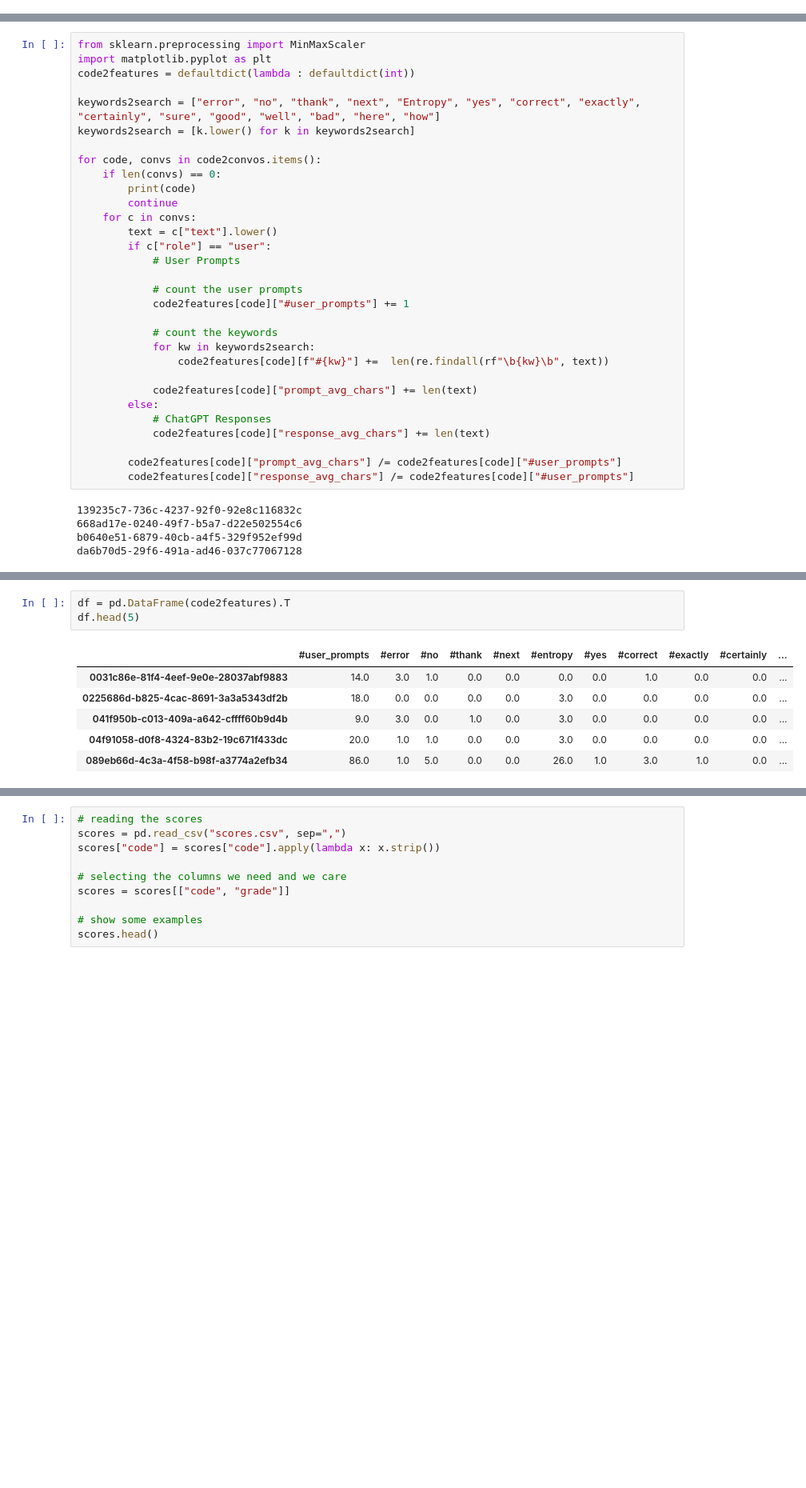
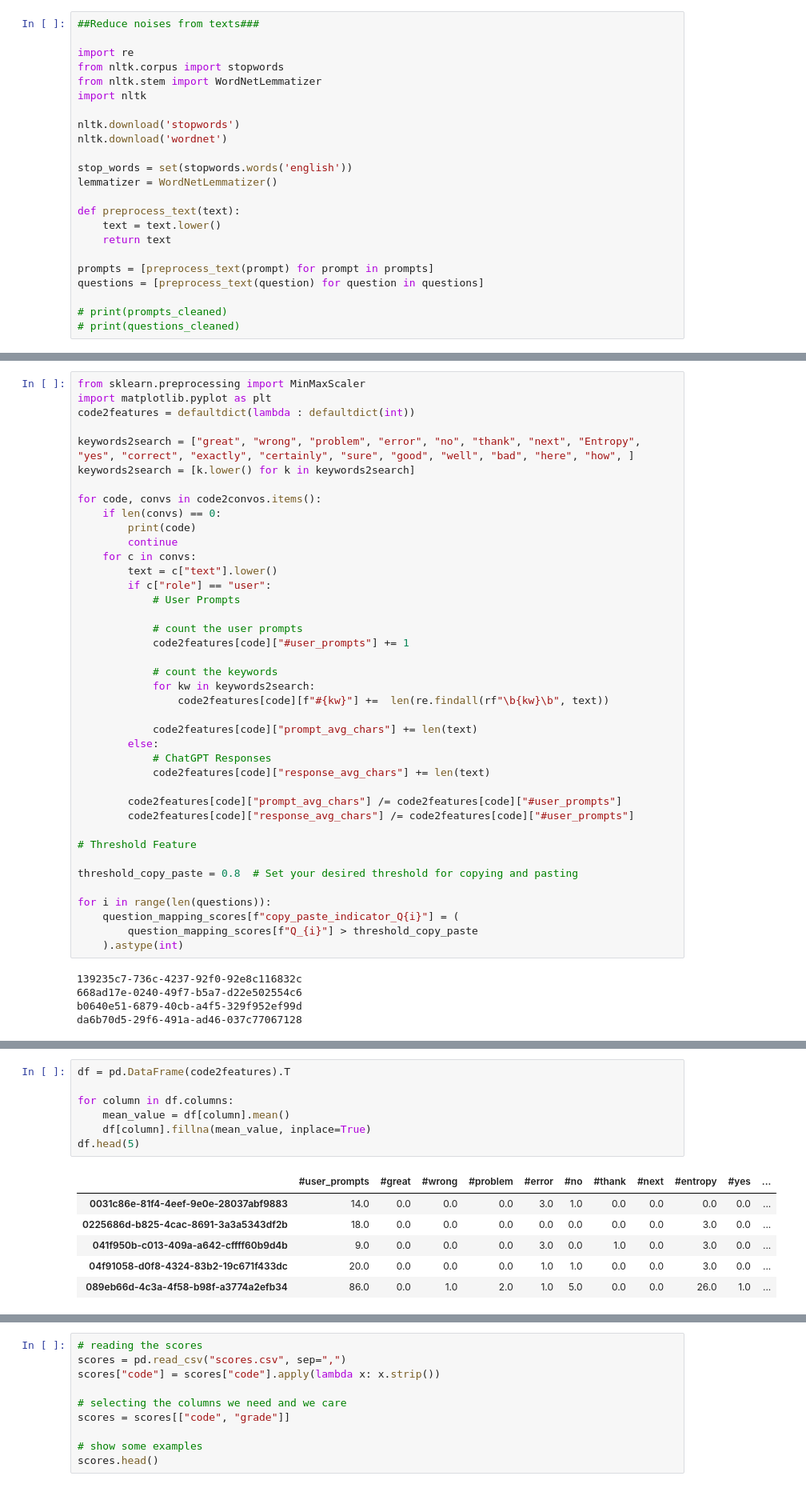
Before and after one commit to canturkmen/CS412-Project, a Jupyter notebook: CS412_Project.ipynb, the cells around one changed output, grey strips where cells are left out. Shown: that part at 80% size. Cells and saved outputs as stored; diff of their text form; blank space fills up the shorter version.

```diff
--- a/CS412_Project.ipynb
+++ b/CS412_Project.ipynb
@@ -266,0 +185,23 @@ Hint: You can use the confusion_matrix function from sklearn.metrics
+# %%
+##Reduce noises from texts###
+
+import re
+from nltk.corpus import stopwords
+from nltk.stem import WordNetLemmatizer
+import nltk
+
+nltk.download('stopwords')
+nltk.download('wordnet')
+
+stop_words = set(stopwords.words('english'))
+lemmatizer = WordNetLemmatizer()
+
+def preprocess_text(text):
+    text = text.lower()
+    return text
+
+prompts = [preprocess_text(prompt) for prompt in prompts]
+questions = [preprocess_text(question) for question in questions]
+
+# print(prompts_cleaned)
+# print(questions_cleaned)
@@ -356,7 +302,7 @@ from sklearn.preprocessing import MinMaxScaler
 import matplotlib.pyplot as plt
 code2features = defaultdict(lambda : defaultdict(int))
 
-keywords2search = ["error", "no", "thank", "next", "Entropy", "yes", "correct", "exactly", "certainly", "sure", "good", "well", "bad", "here", "how"]
+keywords2search = ["great", "wrong", "problem", "error", "no", "thank", "next", "Entropy", "yes", "correct", "exactly", "certainly", "sure", "good", "well", "bad", "here", "how", ]
 keywords2search = [k.lower() for k in keywords2search]
 
 for code, convs in code2convos.items():
@@ -382,6 +328,15 @@ for code, convs in code2convos.items():
 
         code2features[code]["prompt_avg_chars"] /= code2features[code]["#user_prompts"]
         code2features[code]["response_avg_chars"] /= code2features[code]["#user_prompts"]
+
+# Threshold Feature
+
+threshold_copy_paste = 0.8  # Set your desired threshold for copying and pasting
+
+for i in range(len(questions)):
+    question_mapping_scores[f"copy_paste_indicator_Q{i}"] = (
+        question_mapping_scores[f"Q_{i}"] > threshold_copy_paste
+    ).astype(int)
 # %% [output]
 139235c7-736c-4237-92f0-92e8c116832c
 668ad17e-0240-49f7-b5a7-d22e502554c6
@@ -453,11 +406,15 @@ fb8de815-224c-4d06-9fd4-7156d1a9920d    Detailed Interactors
 Name: cluster_label, Length: 123, dtype: object
 # %%
 df = pd.DataFrame(code2features).T
+
+for column in df.columns:
+    mean_value = df[column].mean()
+    df[column].fillna(mean_value, inplace=True)
 df.head(5)
 # %% [output]
-|  | #user_prompts | #error | #no | #thank | #next | #entropy | #yes | #correct | #exactly | #certainly | ... |
-| 0031c86e-81f4-4eef-9e0e-28037abf9883 | 14.0 | 3.0 | 1.0 | 0.0 | 0.0 | 0.0 | 0.0 | 1.0 | 0.0 | 0.0 | ... |
-| 0225686d-b825-4cac-8691-3a3a5343df2b | 18.0 | 0.0 | 0.0 | 0.0 | 0.0 | 3.0 | 0.0 | 0.0 | 0.0 | 0.0 | ... |
-| 041f950b-c013-409a-a642-cffff60b9d4b | 9.0 | 3.0 | 0.0 | 1.0 | 0.0 | 3.0 | 0.0 | 0.0 | 0.0 | 0.0 | ... |
-| 04f91058-d0f8-4324-83b2-19c671f433dc | 20.0 | 1.0 | 1.0 | 0.0 | 0.0 | 3.0 | 0.0 | 0.0 | 0.0 | 0.0 | ... |
-| 089eb66d-4c3a-4f58-b98f-a3774a2efb34 | 86.0 | 1.0 | 5.0 | 0.0 | 0.0 | 26.0 | 1.0 | 3.0 | 1.0 | 0.0 | ... |
+|  | #user_prompts | #great | #wrong | #problem | #error | #no | #thank | #next | #entropy | #yes | ... |
+| 0031c86e-81f4-4eef-9e0e-28037abf9883 | 14.0 | 0.0 | 0.0 | 0.0 | 3.0 | 1.0 | 0.0 | 0.0 | 0.0 | 0.0 | ... |
+| 0225686d-b825-4cac-8691-3a3a5343df2b | 18.0 | 0.0 | 0.0 | 0.0 | 0.0 | 0.0 | 0.0 | 0.0 | 3.0 | 0.0 | ... |
+| 041f950b-c013-409a-a642-cffff60b9d4b | 9.0 | 0.0 | 0.0 | 0.0 | 3.0 | 0.0 | 1.0 | 0.0 | 3.0 | 0.0 | ... |
+| 04f91058-d0f8-4324-83b2-19c671f433dc | 20.0 | 0.0 | 0.0 | 0.0 | 1.0 | 1.0 | 0.0 | 0.0 | 3.0 | 0.0 | ... |
+| 089eb66d-4c3a-4f58-b98f-a3774a2efb34 | 86.0 | 0.0 | 1.0 | 2.0 | 1.0 | 5.0 | 0.0 | 0.0 | 26.0 | 1.0 | ... |
```
Also changed, not shown: parts of 28 cells of this notebook.
